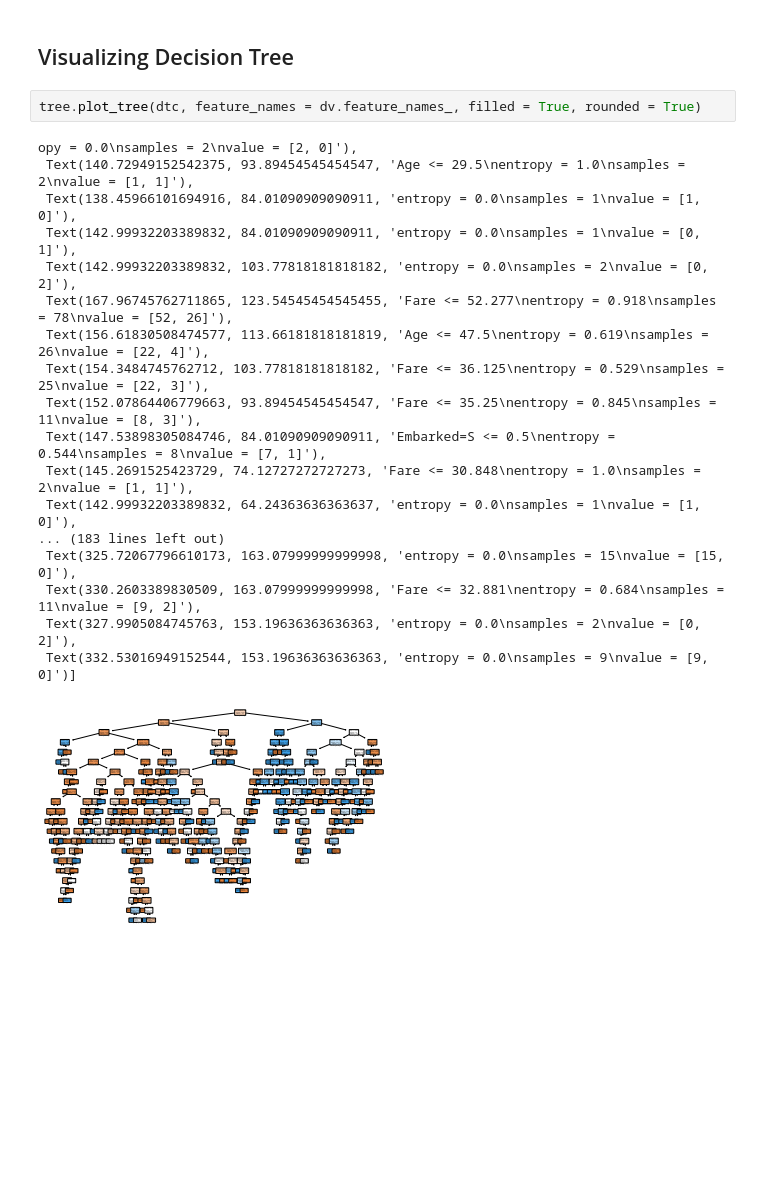
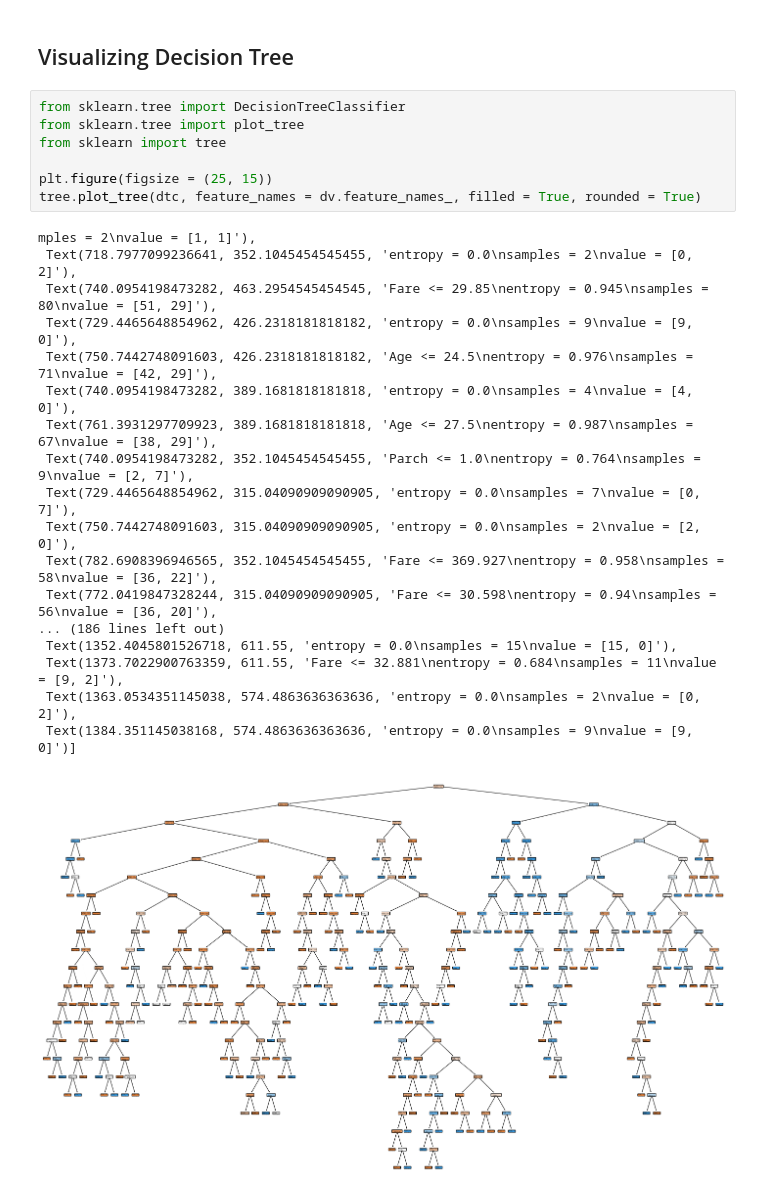
Before and after one commit to immmjack/Titanic-Survival-Prediction, a Jupyter notebook: titanic.ipynb, the cells around one changed output. Cells and saved outputs as stored; diff of their text form; blank space fills up the shorter version.

```diff
--- a/titanic.ipynb
+++ b/titanic.ipynb
@@ -837,23 +837,28 @@ submission.to_csv('submission.csv', index = False)
 # %% [markdown]
 ## Visualizing Decision Tree
 # %%
+from sklearn.tree import DecisionTreeClassifier
+from sklearn.tree import plot_tree
+from sklearn import tree
+
+plt.figure(figsize = (25, 15))
 tree.plot_tree(dtc, feature_names = dv.feature_names_, filled = True, rounded = True)
 # %% [output]
-opy = 0.0\nsamples = 2\nvalue = [2, 0]'),
- Text(140.72949152542375, 93.89454545454547, 'Age <= 29.5\nentropy = 1.0\nsamples = 2\nvalue = [1, 1]'),
- Text(138.45966101694916, 84.01090909090911, 'entropy = 0.0\nsamples = 1\nvalue = [1, 0]'),
- Text(142.99932203389832, 84.01090909090911, 'entropy = 0.0\nsamples = 1\nvalue = [0, 1]'),
- Text(142.99932203389832, 103.77818181818182, 'entropy = 0.0\nsamples = 2\nvalue = [0, 2]'),
- Text(167.96745762711865, 123.54545454545455, 'Fare <= 52.277\nentropy = 0.918\nsamples = 78\nvalue = [52, 26]'),
- Text(156.61830508474577, 113.66181818181819, 'Age <= 47.5\nentropy = 0.619\nsamples = 26\nvalue = [22, 4]'),
- Text(154.3484745762712, 103.77818181818182, 'Fare <= 36.125\nentropy = 0.529\nsamples = 25\nvalue = [22, 3]'),
- Text(152.07864406779663, 93.89454545454547, 'Fare <= 35.25\nentropy = 0.845\nsamples = 11\nvalue = [8, 3]'),
- Text(147.53898305084746, 84.01090909090911, 'Embarked=S <= 0.5\nentropy = 0.544\nsamples = 8\nvalue = [7, 1]'),
- Text(145.2691525423729, 74.12727272727273, 'Fare <= 30.848\nentropy = 1.0\nsamples = 2\nvalue = [1, 1]'),
- Text(142.99932203389832, 64.24363636363637, 'entropy = 0.0\nsamples = 1\nvalue = [1, 0]'),
-... (183 lines left out)
- Text(325.72067796610173, 163.07999999999998, 'entropy = 0.0\nsamples = 15\nvalue = [15, 0]'),
- Text(330.2603389830509, 163.07999999999998, 'Fare <= 32.881\nentropy = 0.684\nsamples = 11\nvalue = [9, 2]'),
- Text(327.9905084745763, 153.19636363636363, 'entropy = 0.0\nsamples = 2\nvalue = [0, 2]'),
- Text(332.53016949152544, 153.19636363636363, 'entropy = 0.0\nsamples = 9\nvalue = [9, 0]')]
+mples = 2\nvalue = [1, 1]'),
+ Text(718.7977099236641, 352.1045454545455, 'entropy = 0.0\nsamples = 2\nvalue = [0, 2]'),
+ Text(740.0954198473282, 463.2954545454545, 'Fare <= 29.85\nentropy = 0.945\nsamples = 80\nvalue = [51, 29]'),
+ Text(729.4465648854962, 426.2318181818182, 'entropy = 0.0\nsamples = 9\nvalue = [9, 0]'),
+ Text(750.7442748091603, 426.2318181818182, 'Age <= 24.5\nentropy = 0.976\nsamples = 71\nvalue = [42, 29]'),
+ Text(740.0954198473282, 389.1681818181818, 'entropy = 0.0\nsamples = 4\nvalue = [4, 0]'),
+ Text(761.3931297709923, 389.1681818181818, 'Age <= 27.5\nentropy = 0.987\nsamples = 67\nvalue = [38, 29]'),
+ Text(740.0954198473282, 352.1045454545455, 'Parch <= 1.0\nentropy = 0.764\nsamples = 9\nvalue = [2, 7]'),
+ Text(729.4465648854962, 315.04090909090905, 'entropy = 0.0\nsamples = 7\nvalue = [0, 7]'),
+ Text(750.7442748091603, 315.04090909090905, 'entropy = 0.0\nsamples = 2\nvalue = [2, 0]'),
+ Text(782.6908396946565, 352.1045454545455, 'Fare <= 369.927\nentropy = 0.958\nsamples = 58\nvalue = [36, 22]'),
+ Text(772.0419847328244, 315.04090909090905, 'Fare <= 30.598\nentropy = 0.94\nsamples = 56\nvalue = [36, 20]'),
+... (186 lines left out)
+ Text(1352.4045801526718, 611.55, 'entropy = 0.0\nsamples = 15\nvalue = [15, 0]'),
+ Text(1373.7022900763359, 611.55, 'Fare <= 32.881\nentropy = 0.684\nsamples = 11\nvalue = [9, 2]'),
+ Text(1363.0534351145038, 574.4863636363636, 'entropy = 0.0\nsamples = 2\nvalue = [0, 2]'),
+ Text(1384.351145038168, 574.4863636363636, 'entropy = 0.0\nsamples = 9\nvalue = [9, 0]')]
-[figure, old version]
+[figure, new version]
```
Also changed, not shown: parts of 19 cells of this notebook, 3 other files.
